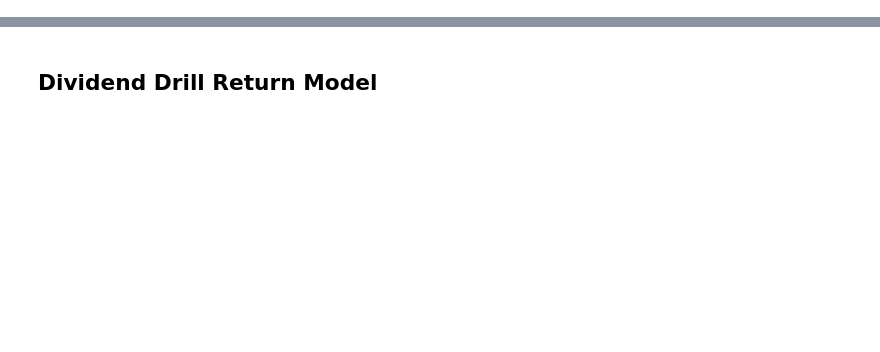
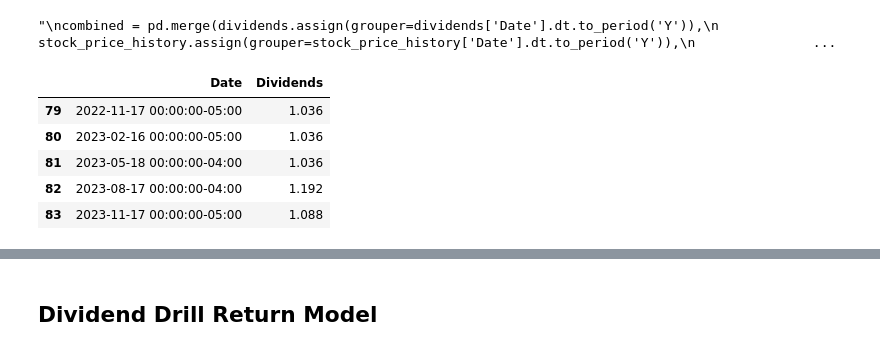
Before and after one commit to godot107/investing, a Jupyter notebook: notebooks/scoping_yfinance.ipynb, the cells around one changed output, grey strips where cells are left out. Cells and saved outputs as stored; diff of their text form; code cells hidden in the pictures; blank space fills up the shorter version.

```diff
--- a/notebooks/scoping_yfinance.ipynb
+++ b/notebooks/scoping_yfinance.ipynb
@@ -41,6 +27,21 @@ dividends = stock.dividends.loc['2003-01-01':].to_frame().reset_index()
 stock_price_history = stock.history(period="240mo").reset_index() # 20 years
 # %%
 ## Pre-processing:
+
+
+# Estimate current dividend year
+if dividend_schedule == 'quarterly':
+    quarters = len(dividends[dividends.Date.dt.year == year])
+    last_date = dividends.iloc[len(dividends)-1].Date
+    last_indx = len(dividends)-1
+
+    if quarters < 4:
+        avg_dividends = dividends[dividends.Date.dt.year == year].Dividends.mean()
+
+    for i in range(1,4-quarters+1):
+        dividends.loc[last_indx+i] = [dividends.iloc[last_indx].Date + pd.DateOffset(months=3*i), avg_dividends]
+
+
 dividends_by_year = dividends.groupby(dividends.Date.dt.year)['Dividends'].sum()
 stock_price_by_year = stock_price_history.groupby(stock_price_history.Date.dt.year)['Close'].mean()
 
@@ -48,6 +49,19 @@ dividend_yield_by_year =  dividends_by_year / stock_price_by_year * 100
 dividend_yield_by_year.rename('Dividend Yield (%)', inplace=True)
 
 df=pd.concat([dividends_by_year,stock_price_by_year,dividend_yield_by_year],axis=1)
+
+# Stock prices by month
+stock_price_by_month = stock_price_history.groupby([stock_price_history.Date.dt.year, stock_price_history.Date.dt.month])['Close'].mean().to_frame()
+
+payload = []
+for year, month in stock_price_by_month.index:
+    year_month_date = f"{year}-{month}-01"
+    payload.append(year_month_date)
+
+
+stock_price_by_month['Date'] = pd.to_datetime(payload)
+stock_price_by_month.reset_index(drop = True, inplace = True)
+
 
 # Calculate Dividend Growth pct:
 
@@ -63,10 +77,23 @@ df['Dividend Growth % year-over-year'] = growth_pcts
 df.reset_index(inplace = True)
 
 # remove current year because incomplete data (unless able to incorporate Wall Street estimates)
-df = df.iloc[:-1,:]
+#df = df.iloc[:-1,:]
 
 ## Merging
-
+"""
 combined = pd.merge(dividends.assign(grouper=dividends['Date'].dt.to_period('Y')),
                stock_price_history.assign(grouper=stock_price_history['Date'].dt.to_period('Y')),
                how='left', on='grouper')
+
+"""
+# %% [output]
+"\ncombined = pd.merge(dividends.assign(grouper=dividends['Date'].dt.to_period('Y')),\n               stock_price_history.assign(grouper=stock_price_history['Date'].dt.to_period('Y')),\n               ...
+# %%
+dividends.tail()
+# %% [output]
+|  | Date | Dividends |
+| 79 | 2022-11-17 00:00:00-05:00 | 1.036 |
+| 80 | 2023-02-16 00:00:00-05:00 | 1.036 |
+| 81 | 2023-05-18 00:00:00-04:00 | 1.036 |
+| 82 | 2023-08-17 00:00:00-04:00 | 1.192 |
+| 83 | 2023-11-17 00:00:00-05:00 | 1.088 |
```
Also changed, not shown: parts of 30 cells of this notebook, 1 other file.
